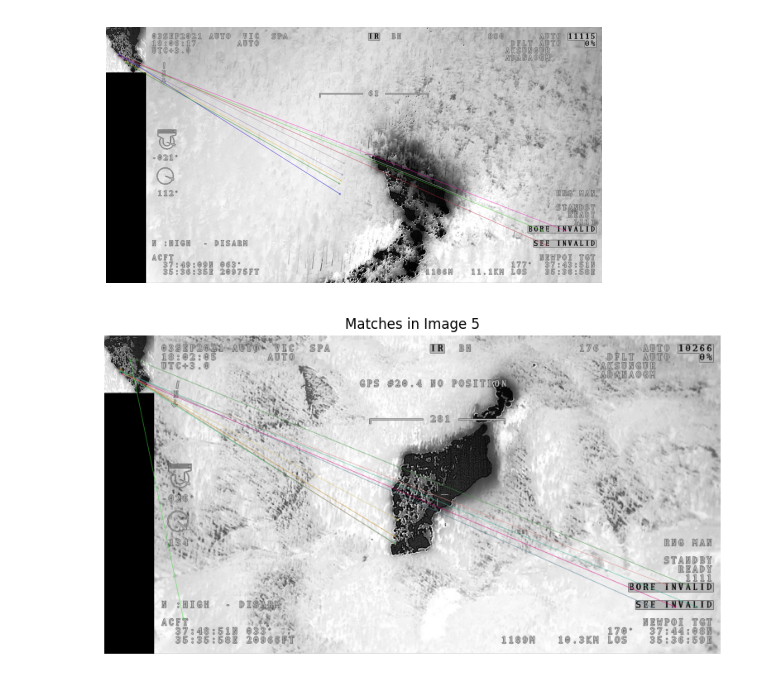
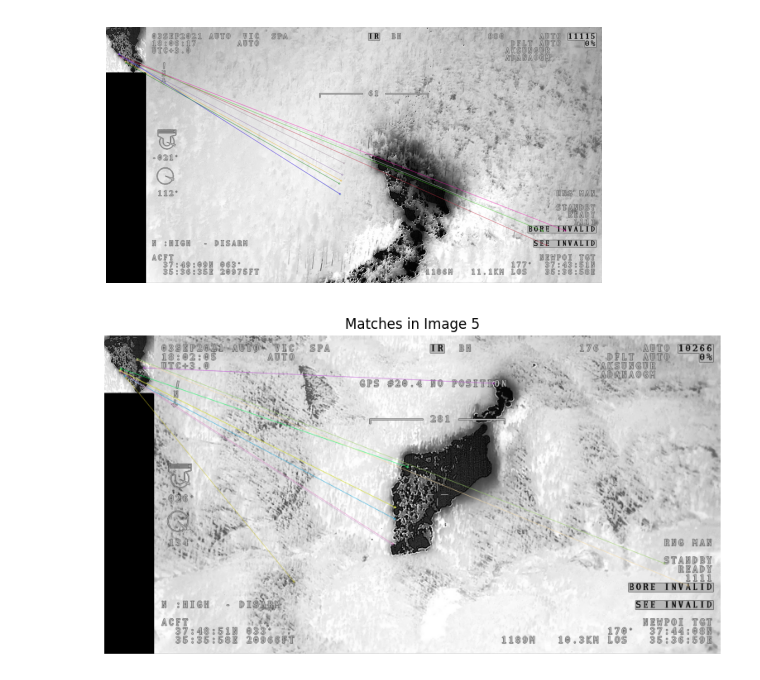
Before and after one commit to onuralpArsln/droneImageFireDetection, a Jupyter notebook: Solution3_FeatureExtracting/featureExtract.ipynb, the cells around one changed output. Drawn from its saved outputs; the diff is of its cells as text; code cells hidden in the pictures.

```diff
--- a/Solution3_FeatureExtracting/featureExtract.ipynb
+++ b/Solution3_FeatureExtracting/featureExtract.ipynb
@@ -80,7 +80,7 @@ x, y, w, h = 364, 262, 169, 195  # Example ROI coordinates
 roi = img1[y:y+h, x:x+w]
 
 # Initialize feature detector
-orb = cv2.ORB_create(nfeatures=1000)  # Increase features if needed
+orb = cv2.ORB_create(nfeatures=3000)  # Increase features if needed
 
 # Detect and compute features in the ROI
 kp1, des1 = orb.detectAndCompute(roi, None)
@@ -95,31 +95,31 @@ else:
         # Check if descriptors exist for the current image
         if des2 is None:
             print(f"No features detected in image {i}. Skipping.")
             continue
 
         # Match features using BFMatcher
         bf = cv2.BFMatcher(cv2.NORM_HAMMING, crossCheck=True)
         matches = bf.match(des1, des2)
 
         # Sort matches by distance
         matches = sorted(matches, key=lambda x: x.distance)
 
         # Apply a minimum number of matches threshold
         if len(matches) < 10:
             print(f"Few matches ({len(matches)}) found in image {i}. Skipping.")
             continue
 
         # Draw matches
         result = cv2.drawMatches(roi, kp1, img, kp2, matches[:10], None, flags=2)
 
         # Display result
         plt.figure(figsize=(10, 5))
         plt.imshow(result)
         plt.title(f"Matches in Image {i}")
         plt.axis('off')  # Hide axes
         plt.show()
 
         input("Press Enter to continue...")
         clear_output(wait=True)
 # %% [output]
-[figure, old version]
+[figure, new version]
```
